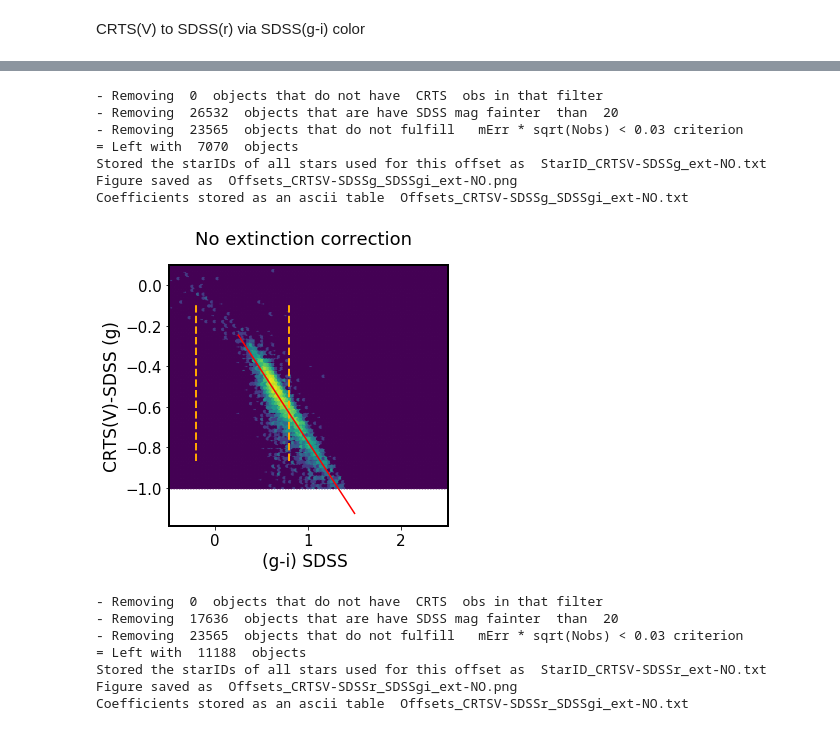
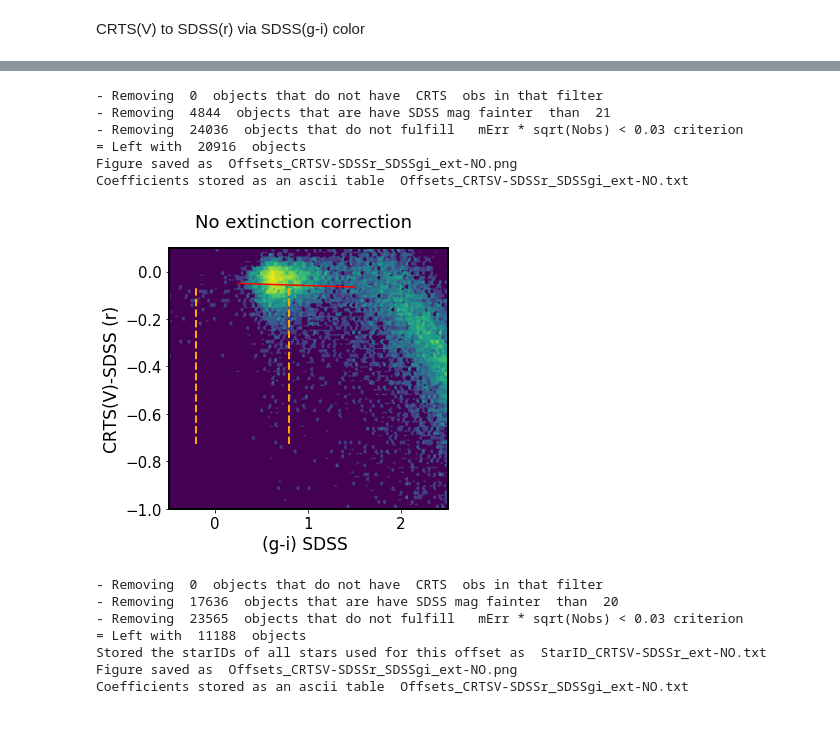
Before and after one commit to suberlak/PS1_SDSS_CRTS, a Jupyter notebook: code/AC_SDSS_PTF_CRTS_offsets.ipynb, the cells around one changed output, grey strips where cells are left out. Saved outputs shown, nothing was run; the diff lists cells and outputs as text; code cells hidden in the pictures.

Commit message:
updated offsets and tests

```diff
--- a/code/AC_SDSS_PTF_CRTS_offsets.ipynb
+++ b/code/AC_SDSS_PTF_CRTS_offsets.ipynb
@@ -21,4 +21,8 @@ rcParams['axes.labelsize'] = 20
 rcParams['axes.linewidth'] = 2
 rcParams['font.size'] = 15
 rcParams['axes.titlesize'] = 18
+# %%
+#address = '../../CRTS_PROJECT/data_products/CRTS_SDSS_combined_stars_catalog.dat'
+address = '../../CRTS_PROJECT/data_products/CRTS_SDSS_stars_catalog.dat'
+s82_stars = Table.read(address, format='ascii')
 # %%
@@ -199,7 +194,8 @@ def photometric_offset_sdss_survey(data, sdsscolors = 'gr',
                                 survey = 'PTF',
                                 cutoffmag = 19 , xlims = [-0.5,2.5],
                                 ylims = [-0.2, 1.5],
-                                nrows=1, ncols=1, degree=1
+                                nrows=1, ncols=1, degree=1,
+                                storeID = False
                                ):
     '''
     Find photometric offsets between SDSS and a survey, like
@@ -225,7 +221,8 @@ def photometric_offset_sdss_survey(data, sdsscolors = 'gr',
     nrows, ncols : number of rows and columns for the plot.
 
     '''
-    # SDSS data ...  using Median  magnitudes
+    # SDSS data ...  using Median  magnitudes  :
+    # less susceptible to outliers
     gmag = data['g_mMed']
     rmag = data['r_mMed']
     imag = data['i_mMed']
@@ -306,10 +303,11 @@ def photometric_offset_sdss_survey(data, sdsscolors = 'gr',
 
 
     # store the starID of stars used for the offset ....
-    name = 'StarID_'+survey+f1+'-SDSS'+f2+'_'+ext+'.txt'
-    data[['starID', 'ra_sdss', 'dec_sdss']][m1].write(name, format='ascii',
-                                            overwrite=True)
-    print('Stored the starIDs of all stars used for this offset as ', name )
+    if storeID is True :
+        name = 'StarID_'+survey+f1+'-SDSS'+f2+'_'+ext+'.txt'
+        data[['starID', 'ra_sdss', 'dec_sdss']][m1].write(name, format='ascii',
+                                                overwrite=True)
+        print('Stored the starIDs of all stars used for this offset as ', name )
 
 
     # no extinction correction here
@@ -438,21 +434,20 @@ Table length=4
 | 3020.85593 | 19.4547826087 | 0.113115942029 | 455 | 138.0 | 3.45 | 0.0637025 | ... |
 # %%
 photometric_offset_sdss_survey(s82_stars, sdsscolors = 'gi', originband = 'V',
-                               targetband='g',
+                               targetband='r',
                                magCol = 'raw_mean_mag', errCol = 'raw_mean_err' ,
-                               survey = 'CRTS', cutoffmag =20 ,
+                               survey = 'CRTS', cutoffmag =21 ,
                                xlims = [-0.5,2.5], ylims= [-1, 0.1],
                                nrows=1, ncols=1, degree=1
                                )
 # %% [output]
 - Removing  0  objects that do not have  CRTS  obs in that filter
-- Removing  26532  objects that are have SDSS mag fainter  than  20
-- Removing  23565  objects that do not fulfill   mErr * sqrt(Nobs) < 0.03 criterion
-= Left with  7070  objects
-Stored the starIDs of all stars used for this offset as  StarID_CRTSV-SDSSg_ext-NO.txt
-Figure saved as  Offsets_CRTSV-SDSSg_SDSSgi_ext-NO.png
-Coefficients stored as an ascii table  Offsets_CRTSV-SDSSg_SDSSgi_ext-NO.txt
+- Removing  4844  objects that are have SDSS mag fainter  than  21
+- Removing  24036  objects that do not fulfill   mErr * sqrt(Nobs) < 0.03 criterion
+= Left with  20916  objects
+Figure saved as  Offsets_CRTSV-SDSSr_SDSSgi_ext-NO.png
+Coefficients stored as an ascii table  Offsets_CRTSV-SDSSr_SDSSgi_ext-NO.txt
-[figure, old version]
+[figure, new version]
 # %%
 photometric_offset_sdss_survey(s82_stars, sdsscolors = 'gi', originband = 'V',
                                targetband='r',
```
Also changed, not shown: parts of 5 cells of this notebook, 2 other files.
